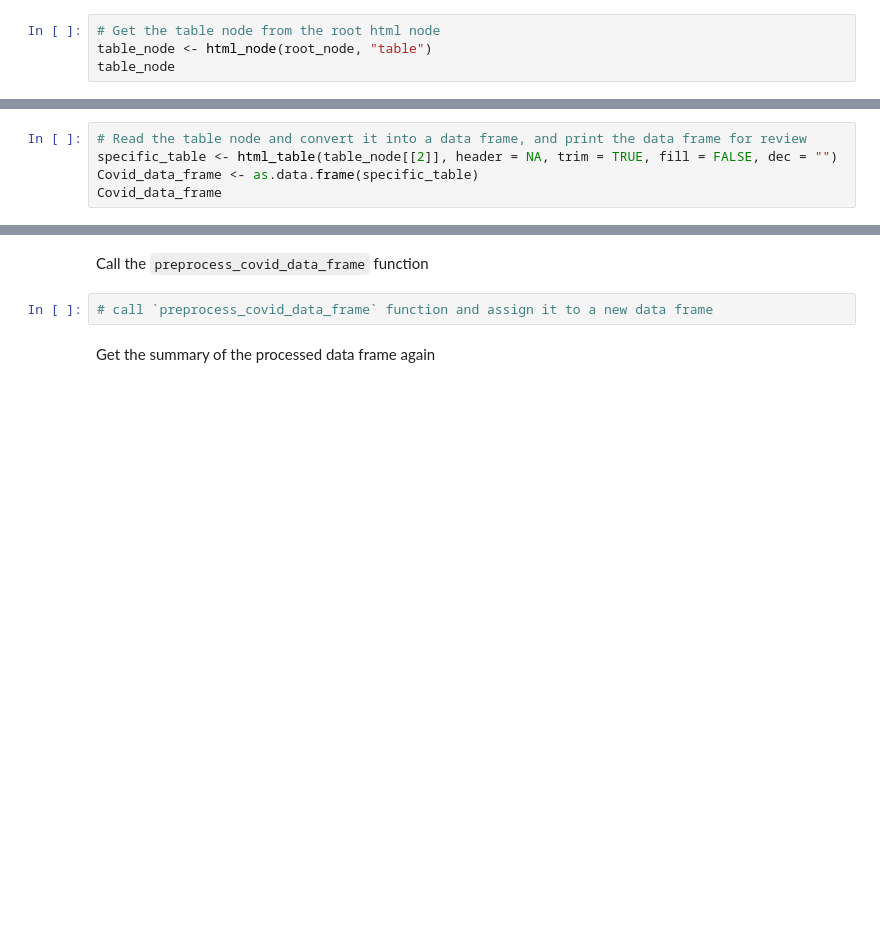
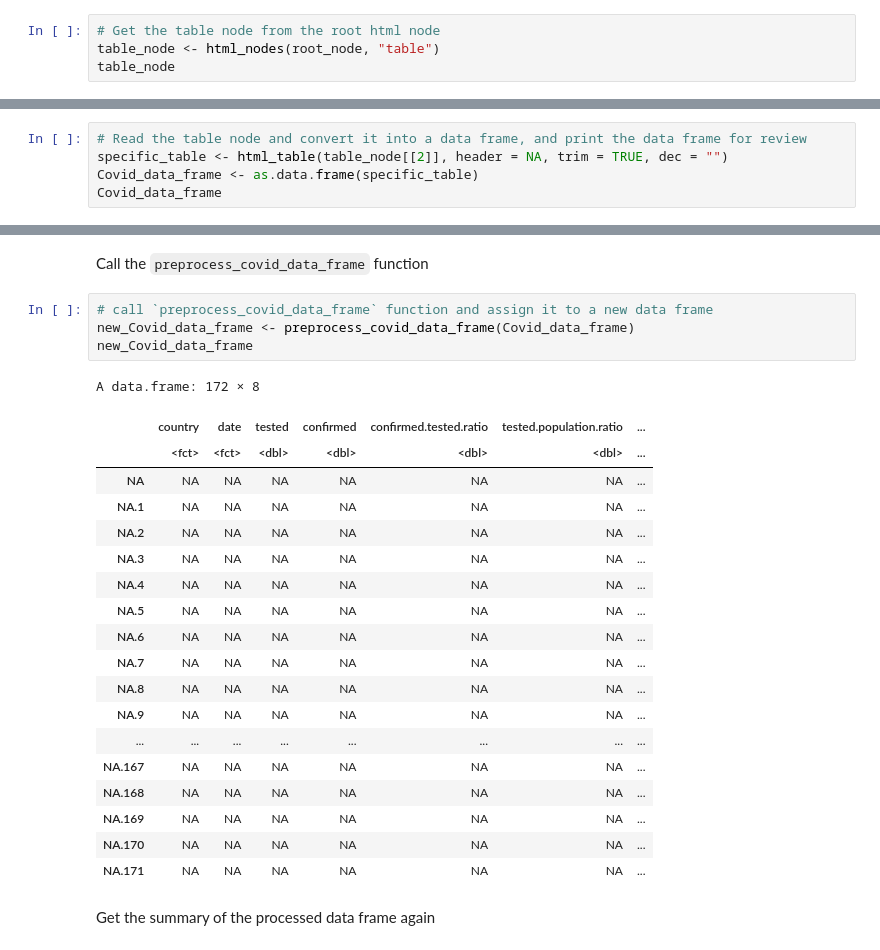
Before and after one commit to mysticwolf57/IBM-Certification-Programming-with-R-Issues, a Jupyter notebook: final_jupyter_covid19.ipynb, the cells around one changed output, grey strips where cells are left out. Cells and saved outputs as stored; diff of their text form; blank space fills up the shorter version.

```diff
--- a/final_jupyter_covid19.ipynb
+++ b/final_jupyter_covid19.ipynb
@@ -106,6 +106,6 @@ root_node
 Get the tables in the HTML root node using `html_nodes` function.
 # %%
 # Get the table node from the root html node
-table_node <- html_node(root_node, "table")
+table_node <- html_nodes(root_node, "table")
 table_node
 # %% [output]
@@ -118,7 +120,7 @@ Read the specific table from the multiple tables in the `table_node` using the `
 _Hint:- Please read the `table_node` with index 2(ex:- table_node[2])._
 # %%
 # Read the table node and convert it into a data frame, and print the data frame for review
-specific_table <- html_table(table_node[[2]], header = NA, trim = TRUE, fill = FALSE, dec = "")
+specific_table <- html_table(table_node[[2]], header = NA, trim = TRUE, dec = "")
 Covid_data_frame <- as.data.frame(specific_table)
 Covid_data_frame
 # %% [output]
@@ -169,6 +201,28 @@ preprocess_covid_data_frame <- function(data_frame) {
 Call the `preprocess_covid_data_frame` function
 # %%
 # call `preprocess_covid_data_frame` function and assign it to a new data frame
+new_Covid_data_frame <- preprocess_covid_data_frame(Covid_data_frame)
+new_Covid_data_frame
+# %% [output]
+A data.frame: 172 × 8
+|  | country | date | tested | confirmed | confirmed.tested.ratio | tested.population.ratio | ... |
+|  | <fct> | <fct> | <dbl> | <dbl> | <dbl> | <dbl> | ... |
+| NA | NA | NA | NA | NA | NA | NA | ... |
+| NA.1 | NA | NA | NA | NA | NA | NA | ... |
+| NA.2 | NA | NA | NA | NA | NA | NA | ... |
+| NA.3 | NA | NA | NA | NA | NA | NA | ... |
+| NA.4 | NA | NA | NA | NA | NA | NA | ... |
+| NA.5 | NA | NA | NA | NA | NA | NA | ... |
+| NA.6 | NA | NA | NA | NA | NA | NA | ... |
+| NA.7 | NA | NA | NA | NA | NA | NA | ... |
+| NA.8 | NA | NA | NA | NA | NA | NA | ... |
+| NA.9 | NA | NA | NA | NA | NA | NA | ... |
+| ... | ... | ... | ... | ... | ... | ... | ... |
+| NA.167 | NA | NA | NA | NA | NA | NA | ... |
+| NA.168 | NA | NA | NA | NA | NA | NA | ... |
+| NA.169 | NA | NA | NA | NA | NA | NA | ... |
+| NA.170 | NA | NA | NA | NA | NA | NA | ... |
+| NA.171 | NA | NA | NA | NA | NA | NA | ... |
 # %% [markdown]
 Get the summary of the processed data frame again
 # %%
```
Also changed, not shown: parts of 6 cells of this notebook.
